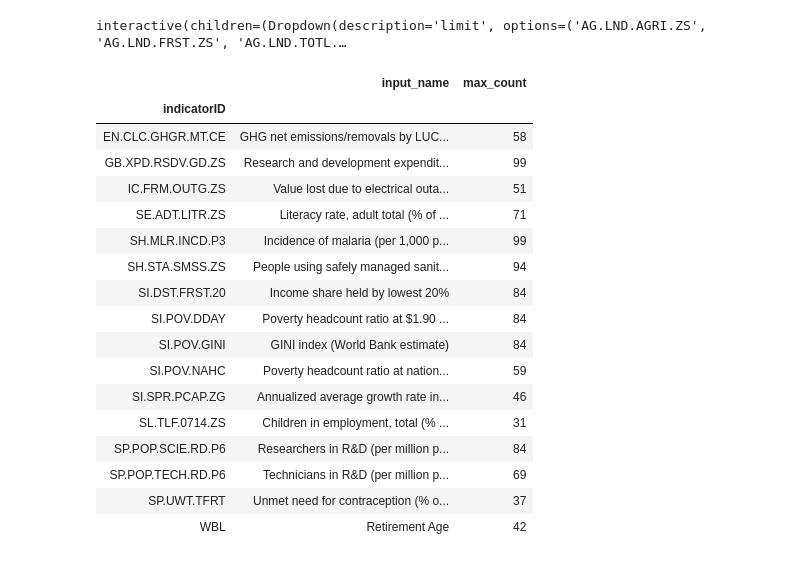
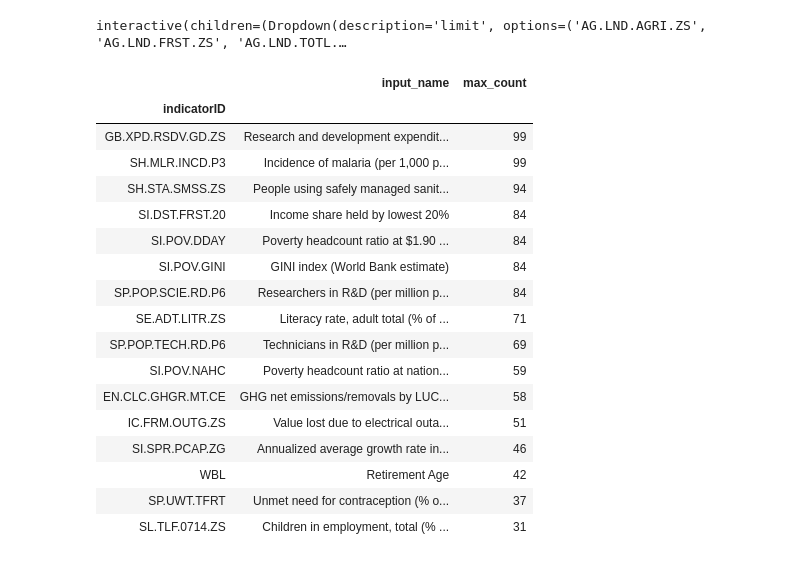
Before and after one commit to worldbank/ESG_gaps_research, a Jupyter notebook: python/coverage-descriptive.ipynb, the cells around one changed output. Drawn from its saved outputs; the diff is of its cells as text; code cells hidden in the pictures.

```diff
--- a/python/coverage-descriptive.ipynb
+++ b/python/coverage-descriptive.ipynb
@@ -121,27 +121,30 @@ def indicator_drilldown(limit=dropdown):
 # %% [output]
 interactive(children=(Dropdown(description='limit', options=('AG.LND.AGRI.ZS', 'AG.LND.FRST.ZS', 'AG.LND.TOTL.…
 # %%
+# Show indicators with especially bad coverage: no more than 100 countries in any year
+
 pd.options.display.max_colwidth = 100
 
 lowc = counts.max(axis=1).rename('max_count')
 
-meta.set_index('cetsid')[['input_name']].join(lowc[lowc<100].astype('int64'), how='right')
+meta.set_index('cetsid')[['input_name']].join(lowc[lowc<100].astype('int64'), how='right')\
+    .sort_values('max_count', ascending=False)
 # %% [output]
 |  | input_name | max_count |
 | indicatorID |  |  |
-| EN.CLC.GHGR.MT.CE | GHG net emissions/removals by LUC... | 58 |
 | GB.XPD.RSDV.GD.ZS | Research and development expendit... | 99 |
-| IC.FRM.OUTG.ZS | Value lost due to electrical outa... | 51 |
-| SE.ADT.LITR.ZS | Literacy rate, adult total (% of ... | 71 |
 | SH.MLR.INCD.P3 | Incidence of malaria (per 1,000 p... | 99 |
 | SH.STA.SMSS.ZS | People using safely managed sanit... | 94 |
 | SI.DST.FRST.20 | Income share held by lowest 20% | 84 |
 | SI.POV.DDAY | Poverty headcount ratio at $1.90 ... | 84 |
 | SI.POV.GINI | GINI index (World Bank estimate) | 84 |
+| SP.POP.SCIE.RD.P6 | Researchers in R&D (per million p... | 84 |
+| SE.ADT.LITR.ZS | Literacy rate, adult total (% of ... | 71 |
+| SP.POP.TECH.RD.P6 | Technicians in R&D (per million p... | 69 |
 | SI.POV.NAHC | Poverty headcount ratio at nation... | 59 |
+| EN.CLC.GHGR.MT.CE | GHG net emissions/removals by LUC... | 58 |
+| IC.FRM.OUTG.ZS | Value lost due to electrical outa... | 51 |
 | SI.SPR.PCAP.ZG | Annualized average growth rate in... | 46 |
+| WBL | Retirement Age | 42 |
+| SP.UWT.TFRT | Unmet need for contraception (% o... | 37 |
 | SL.TLF.0714.ZS | Children in employment, total (% ... | 31 |
-| SP.POP.SCIE.RD.P6 | Researchers in R&D (per million p... | 84 |
-| SP.POP.TECH.RD.P6 | Technicians in R&D (per million p... | 69 |
-| SP.UWT.TFRT | Unmet need for contraception (% o... | 37 |
-| WBL | Retirement Age | 42 |
```
Also changed, not shown: 2 other files.
